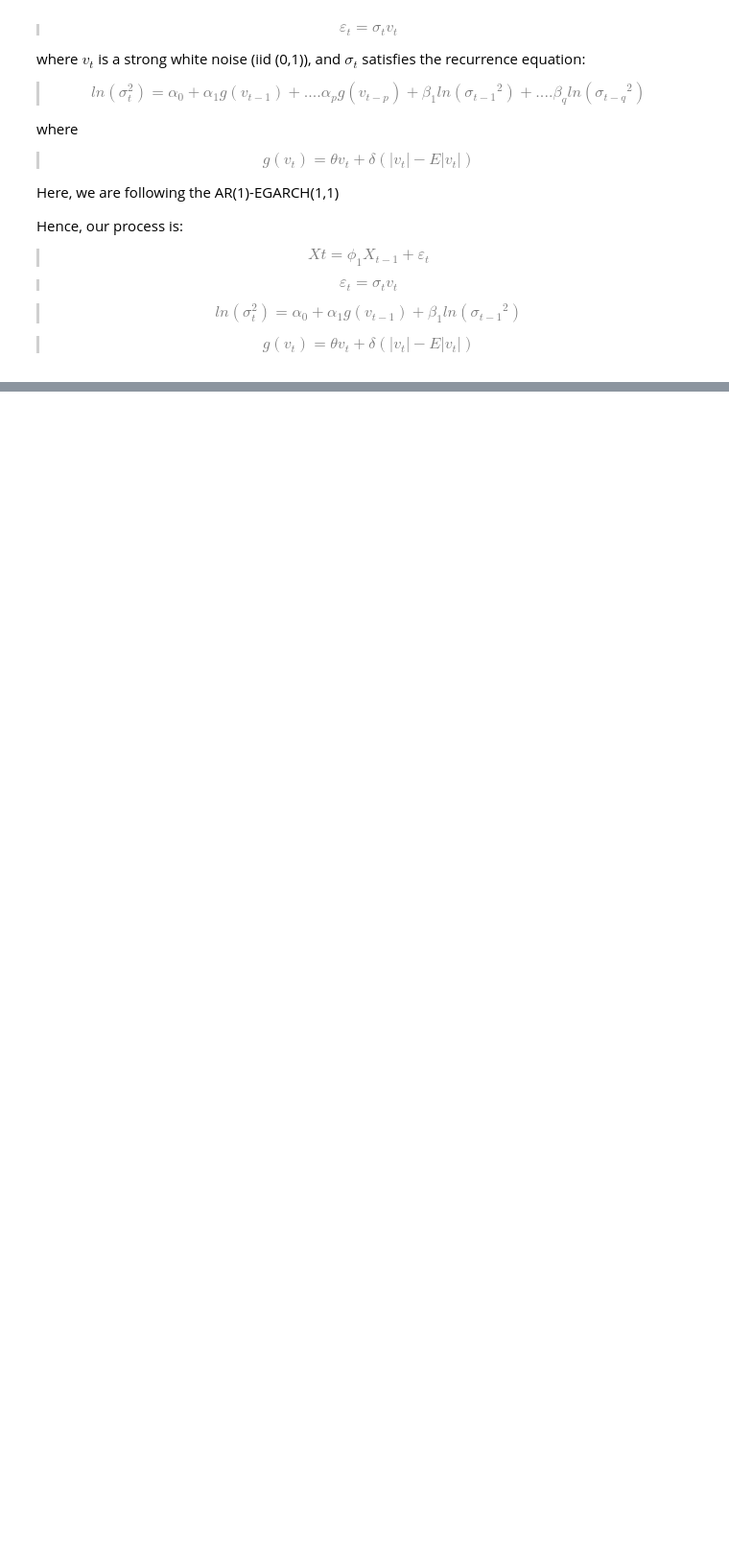
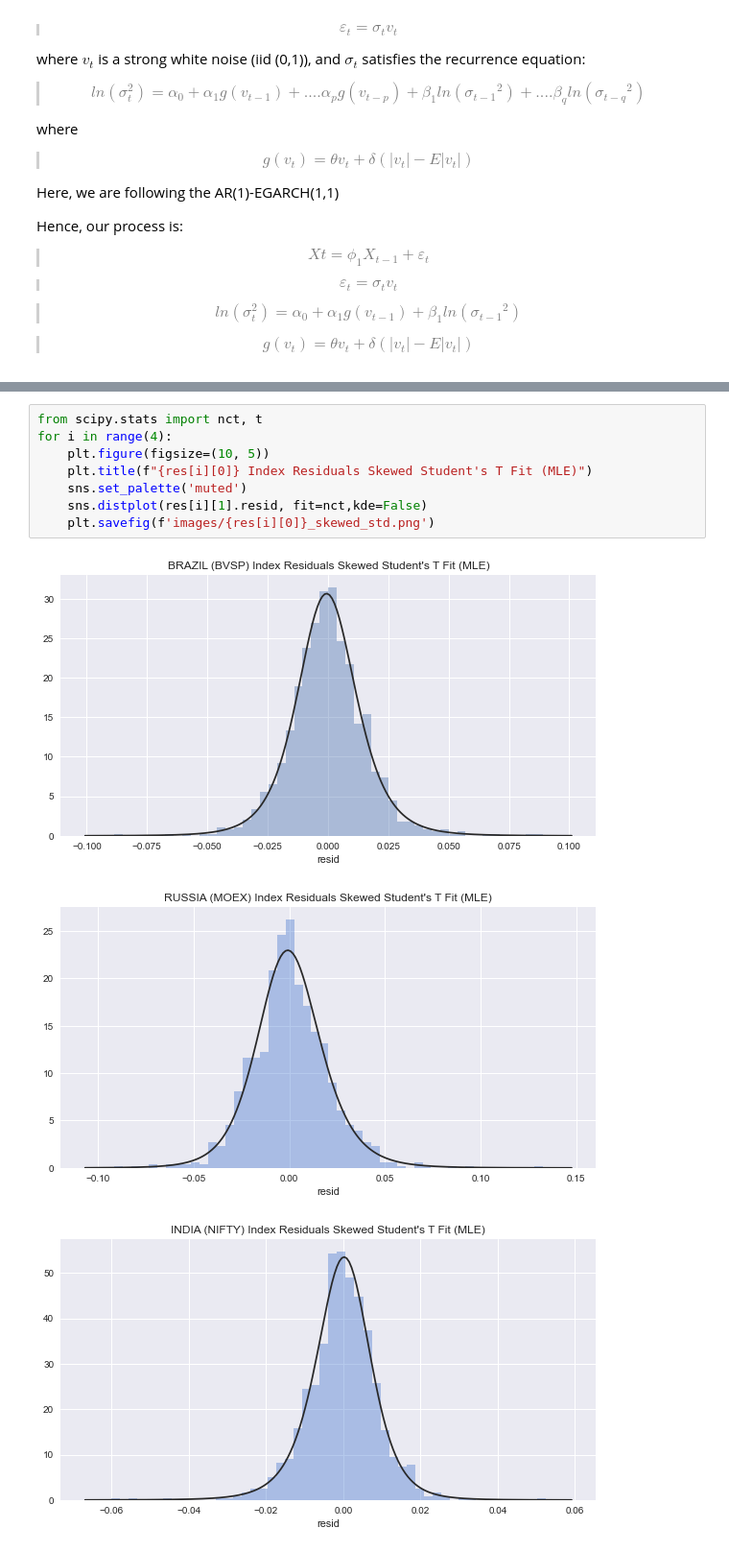
Before and after one commit to unnikrishnannambiar/BTP_II_Unnikrishnan_Nambiar, a Jupyter notebook: BRICS_Implementation.ipynb, the cells around one changed output, grey strips where cells are left out. Shown at 96% size. Drawn from its saved outputs; the diff is of its cells as text; blank space fills up the shorter version.

```diff
--- a/BRICS_Implementation.ipynb
+++ b/BRICS_Implementation.ipynb
@@ -170,0 +248,12 @@ KeyError: 'Food'
+# %%
+from scipy.stats import nct, t
+for i in range(4):
+    plt.figure(figsize=(10, 5))
+    plt.title(f"{res[i][0]} Index Residuals Skewed Student's T Fit (MLE)")
+    sns.set_palette('muted')
+    sns.distplot(res[i][1].resid, fit=nct,kde=False)
+    plt.savefig(f'images/{res[i][0]}_skewed_std.png')
+# %% [output]
+[figure, added]
+[figure, added]
+[figure, added]
```
Also changed, not shown: parts of 12 cells of this notebook, 14 other files.
